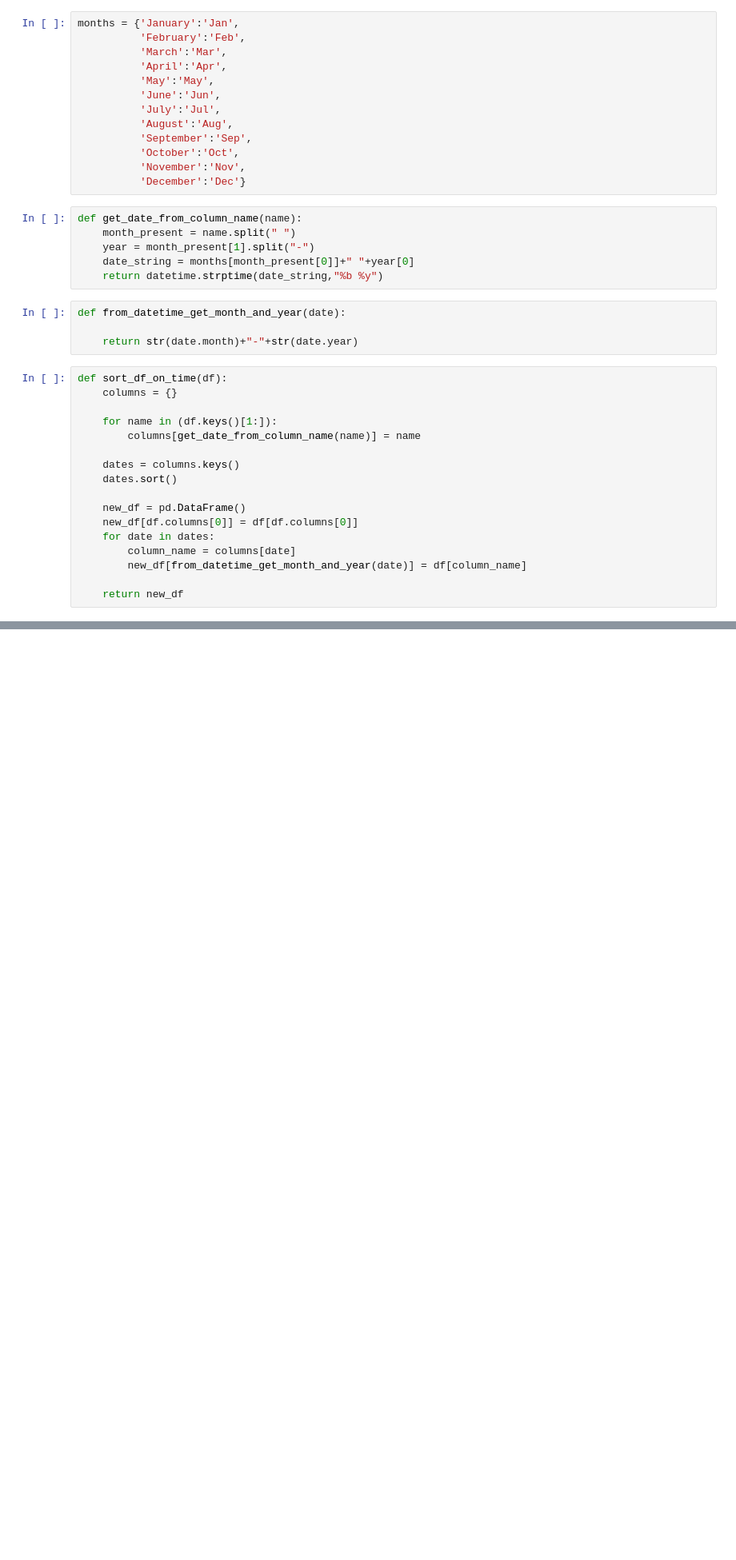
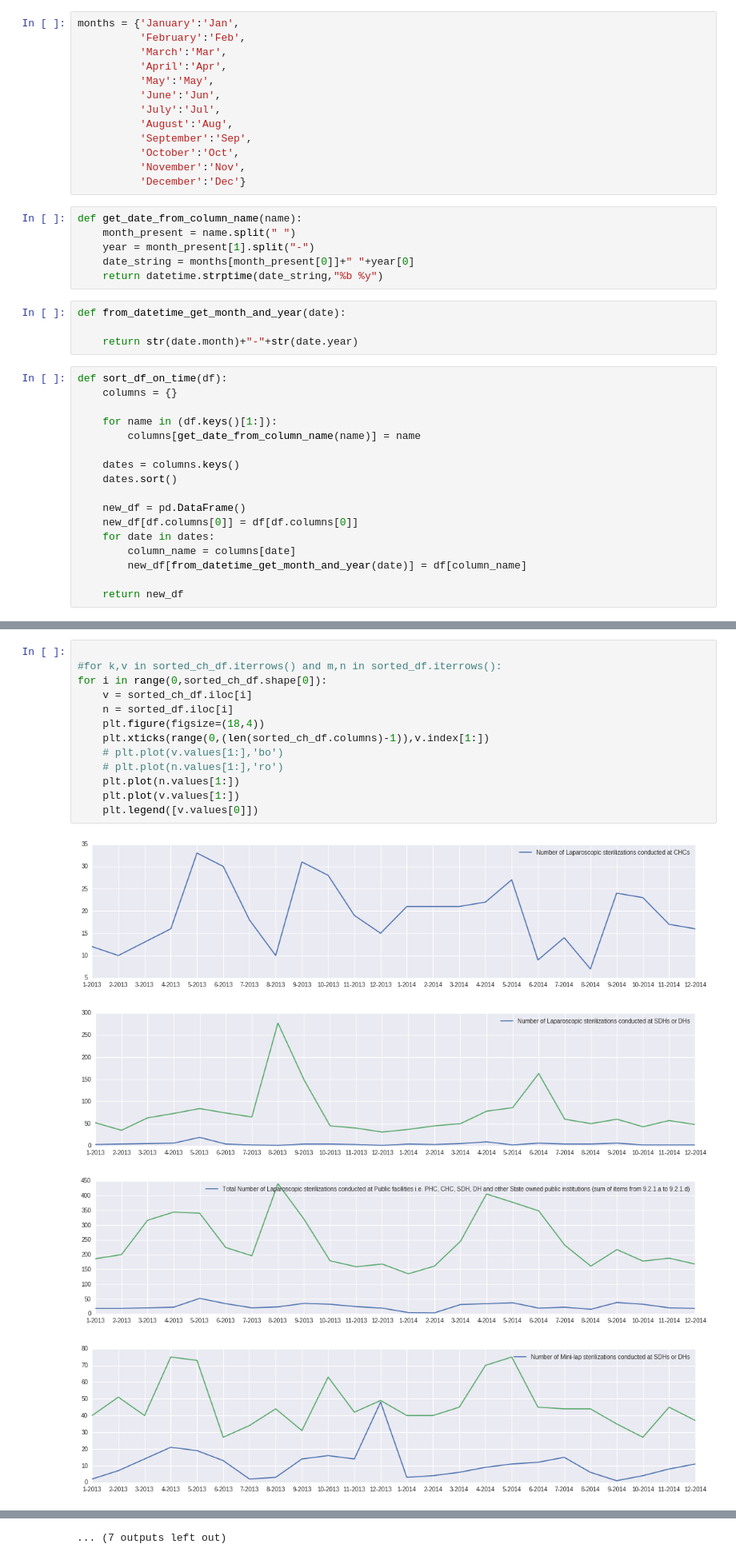
Before and after one commit to unnati-xyz/open-data-india-health, a Jupyter notebook: Analysing Health Care Data Using Open Data - Bangpypers Feb 6th.ipynb, the cells around one changed output, grey strips where cells are left out. Shown at 80% size. Drawn from its saved outputs; the diff is of its cells as text; blank space fills up the shorter version.

```diff
--- a/Analysing Health Care Data Using Open Data - Bangpypers Feb 6th.ipynb
+++ b/Analysing Health Care Data Using Open Data - Bangpypers Feb 6th.ipynb
@@ -103,0 +130,18 @@ for k,v in sorted_df.iterrows():
+# %%
+
+#for k,v in sorted_ch_df.iterrows() and m,n in sorted_df.iterrows():
+for i in range(0,sorted_ch_df.shape[0]):
+    v = sorted_ch_df.iloc[i]
+    n = sorted_df.iloc[i]
+    plt.figure(figsize=(18,4))
+    plt.xticks(range(0,(len(sorted_ch_df.columns)-1)),v.index[1:])
+    # plt.plot(v.values[1:],'bo')
+    # plt.plot(n.values[1:],'ro')
+    plt.plot(n.values[1:])
+    plt.plot(v.values[1:])
+    plt.legend([v.values[0]])
+# %% [output]
+[figure, added]
+[figure, added]
+[figure, added]
+[figure, added]
@@ -103,0 +156 @@ for k,v in sorted_df.iterrows():
+... (7 outputs left out)
```
Also changed, not shown: parts of 6 cells of this notebook.
